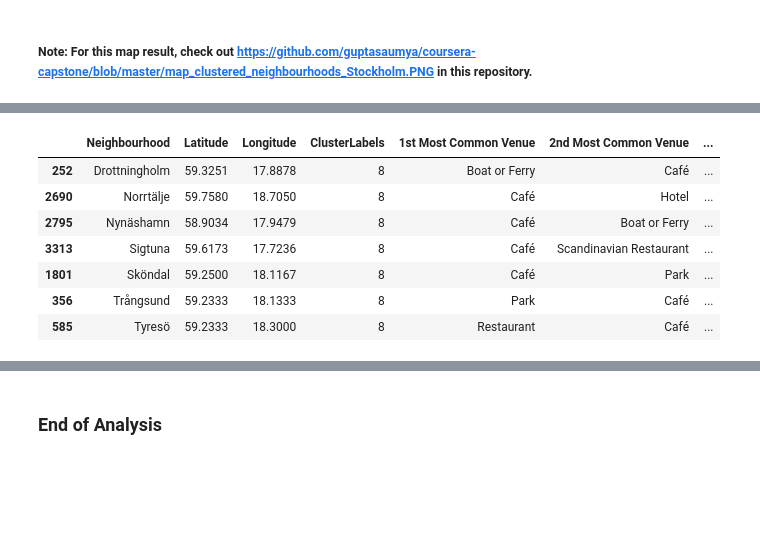
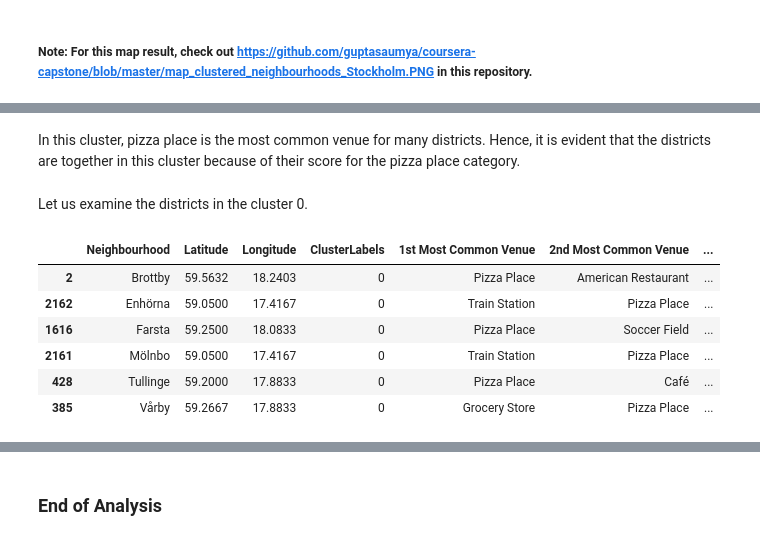
Before and after one commit to guptasaumya/coursera-capstone-final, a Jupyter notebook: the_battle_of_neighbourhoods.ipynb, the cells around one changed output, grey strips where cells are left out. Saved outputs shown, nothing was run; the diff lists cells and outputs as text; code cells hidden in the pictures; blank space fills up the shorter version.

```diff
--- a/the_battle_of_neighbourhoods.ipynb
+++ b/the_battle_of_neighbourhoods.ipynb
@@ -172,0 +182,6 @@ map_stockholm
+# %%
+# define Foursquare API version
+VERSION = '20210816'
+
+# define Foursquare API limit value
+LIMIT = 100
@@ -341,7 +386,7 @@ distortions = []
 inertias = []
 
 # check for K ranging from 1 to 10
-K = range(1, 15)
+K = range(1, 10)
 
 for k in K:
     # define KMeans object
@@ -377,9 +426,9 @@ plt.show()
 # %%
 # fit kmeans model with 5 clusters - optimal value of k
-kclusters = 11
+kclusters = 5
 
 # run k-means clustering
-kmeans = KMeans(n_clusters=kclusters, random_state=0).fit(stockholm_grouped_clustering)
+kmeans = KMeans(n_clusters=kclusters, random_state=1).fit(stockholm_grouped_clustering)
 
 # check cluster labels generated for each row in data frame
 kmeans.labels_
@@ -564,11 +585,14 @@ cluster_10['1st Most Common Venue'].value_counts()
+# %% [markdown]
+In this cluster, pizza place is the most common venue for many districts. Hence, it is evident that the districts are together in this cluster because of their score for the pizza place category.
+# %% [markdown]
+Let us examine the districts in the cluster 0.
 # %%
-stockholm_merged[stockholm_merged['ClusterLabels'] == 8]
+stockholm_merged[stockholm_merged['ClusterLabels'] == 0]
 # %% [output]
 |  | Neighbourhood | Latitude | Longitude | ClusterLabels | 1st Most Common Venue | 2nd Most Common Venue | ... |
-| 252 | Drottningholm | 59.3251 | 17.8878 | 8 | Boat or Ferry | Café | ... |
-| 2690 | Norrtälje | 59.7580 | 18.7050 | 8 | Café | Hotel | ... |
-| 2795 | Nynäshamn | 58.9034 | 17.9479 | 8 | Café | Boat or Ferry | ... |
-| 3313 | Sigtuna | 59.6173 | 17.7236 | 8 | Café | Scandinavian Restaurant | ... |
-| 1801 | Sköndal | 59.2500 | 18.1167 | 8 | Café | Park | ... |
-| 356 | Trångsund | 59.2333 | 18.1333 | 8 | Park | Café | ... |
-| 585 | Tyresö | 59.2333 | 18.3000 | 8 | Restaurant | Café | ... |
+| 2 | Brottby | 59.5632 | 18.2403 | 0 | Pizza Place | American Restaurant | ... |
+| 2162 | Enhörna | 59.0500 | 17.4167 | 0 | Train Station | Pizza Place | ... |
+| 1616 | Farsta | 59.2500 | 18.0833 | 0 | Pizza Place | Soccer Field | ... |
+| 2161 | Mölnbo | 59.0500 | 17.4167 | 0 | Train Station | Pizza Place | ... |
+| 428 | Tullinge | 59.2000 | 17.8833 | 0 | Pizza Place | Café | ... |
+| 385 | Vårby | 59.2667 | 17.8833 | 0 | Grocery Store | Pizza Place | ... |
```
Also changed, not shown: parts of 63 cells of this notebook.
